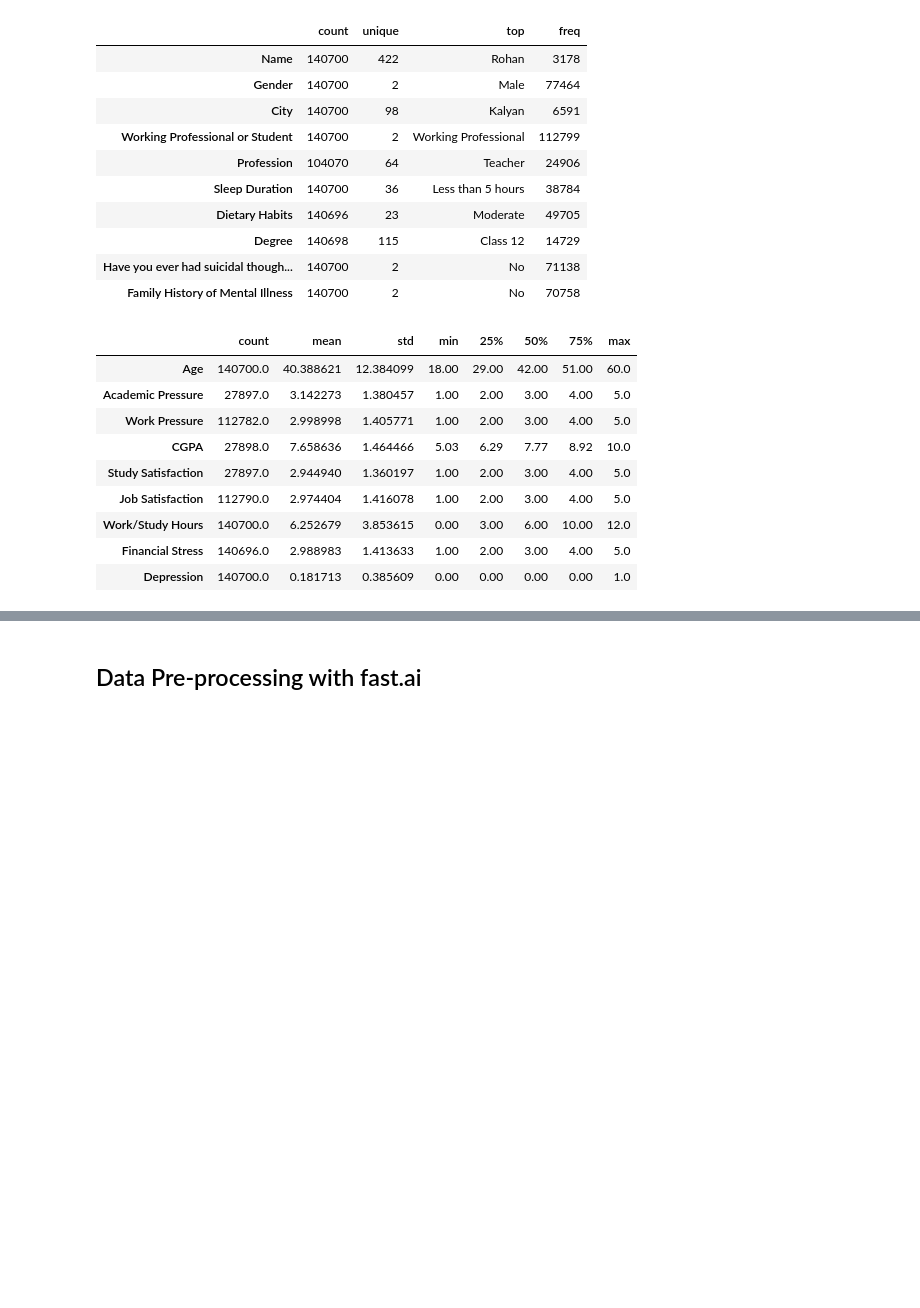
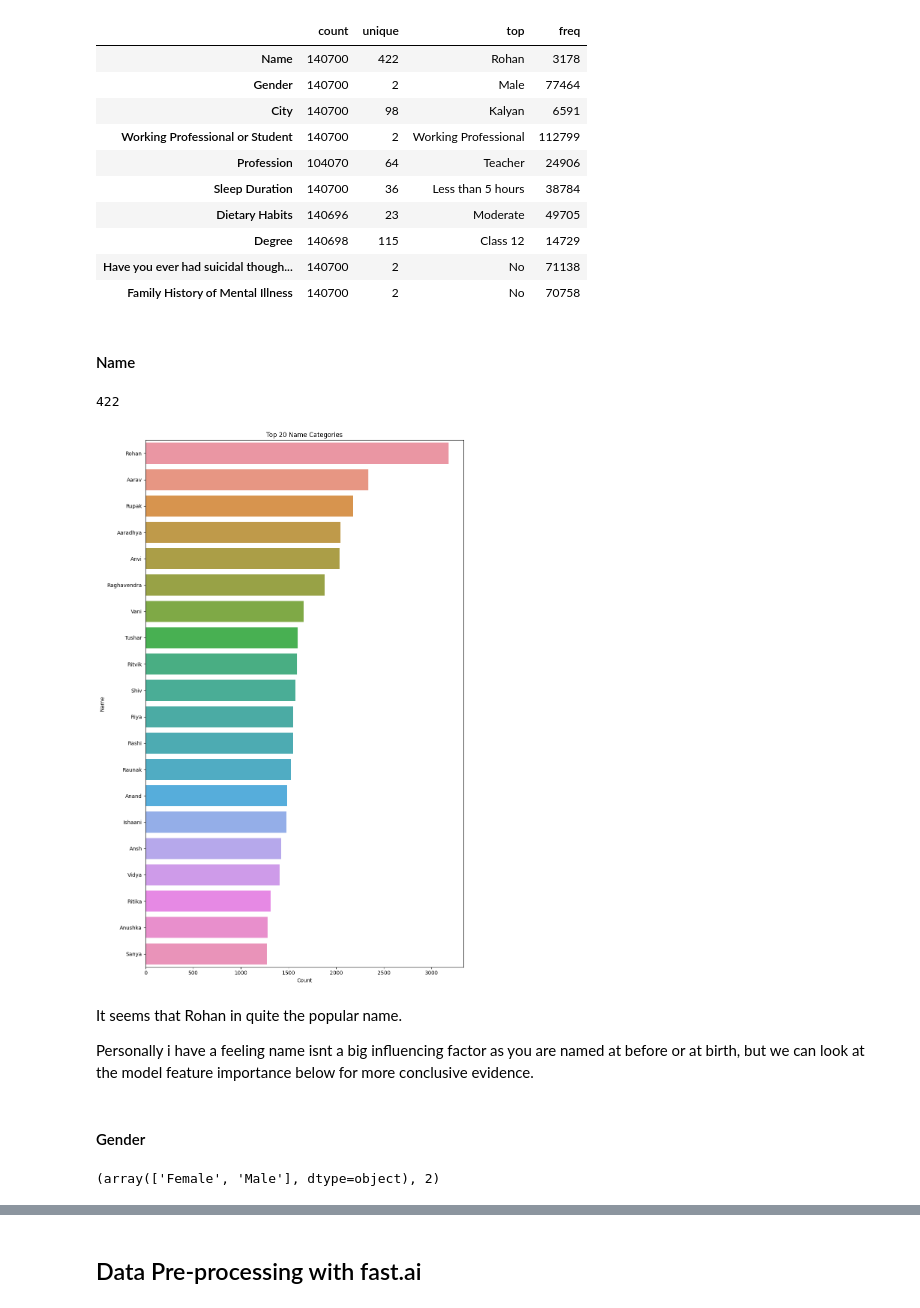
Before and after one commit to rubanzasilva/exploring_mental_health, a Jupyter notebook: eda-gradient-boosting-neural-nets-s04e11.ipynb, the cells around one changed output, grey strips where cells are left out. Drawn from its saved outputs; the diff is of its cells as text; code cells hidden in the pictures; blank space fills up the shorter version.

```diff
--- a/eda-gradient-boosting-neural-nets-s04e11.ipynb
+++ b/eda-gradient-boosting-neural-nets-s04e11.ipynb
@@ -290,16 +369,36 @@ train_df.describe(include=[object]).T
 | Degree | 140698 | 115 | Class 12 | 14729 |
 | Have you ever had suicidal though... | 140700 | 2 | No | 71138 |
 | Family History of Mental Illness | 140700 | 2 | No | 70758 |
-# %%
-train_df.describe().T
-# %% [output]
-|  | count | mean | std | min | 25% | 50% | 75% | max |
-| Age | 140700.0 | 40.388621 | 12.384099 | 18.00 | 29.00 | 42.00 | 51.00 | 60.0 |
-| Academic Pressure | 27897.0 | 3.142273 | 1.380457 | 1.00 | 2.00 | 3.00 | 4.00 | 5.0 |
-| Work Pressure | 112782.0 | 2.998998 | 1.405771 | 1.00 | 2.00 | 3.00 | 4.00 | 5.0 |
-| CGPA | 27898.0 | 7.658636 | 1.464466 | 5.03 | 6.29 | 7.77 | 8.92 | 10.0 |
-| Study Satisfaction | 27897.0 | 2.944940 | 1.360197 | 1.00 | 2.00 | 3.00 | 4.00 | 5.0 |
-| Job Satisfaction | 112790.0 | 2.974404 | 1.416078 | 1.00 | 2.00 | 3.00 | 4.00 | 5.0 |
-| Work/Study Hours | 140700.0 | 6.252679 | 3.853615 | 0.00 | 3.00 | 6.00 | 10.00 | 12.0 |
-| Financial Stress | 140696.0 | 2.988983 | 1.413633 | 1.00 | 2.00 | 3.00 | 4.00 | 5.0 |
-| Depression | 140700.0 | 0.181713 | 0.385609 | 0.00 | 0.00 | 0.00 | 0.00 | 1.0 |
+# %% [markdown]
+#### Name
+# %%
+train_df['Name'].nunique()
+# %% [output]
+422
+# %%
+def plot_top_categories(data, column, top_n=20, figsize=(10,15)):
+    # Get value counts and take top N
+    top_values = data[column].value_counts().head(top_n)
+
+    plt.figure(figsize=figsize)
+    sns.barplot(x=top_values.values, y=top_values.index)
+    plt.title(f'Top {top_n} {column} Categories')
+    plt.xlabel('Count')
+    plt.ylabel(column)
+    plt.tight_layout()
+    plt.show()
+
+
+plot_top_categories(train_df, 'Name', top_n=20)
+# %% [output]
+[figure, added]
+# %% [markdown]
+It seems that Rohan in quite the popular name.
+
+Personally i have a feeling name isnt a big influencing factor as you are named at before or at birth, but we can look at the model feature importance below for more conclusive evidence.
+# %% [markdown]
+#### Gender
+# %%
+train_df['Gender'].unique(),train_df['Gender'].nunique()
+# %% [output]
+(array(['Female', 'Male'], dtype=object), 2)
```
Also changed, not shown: parts of 52 cells of this notebook.
